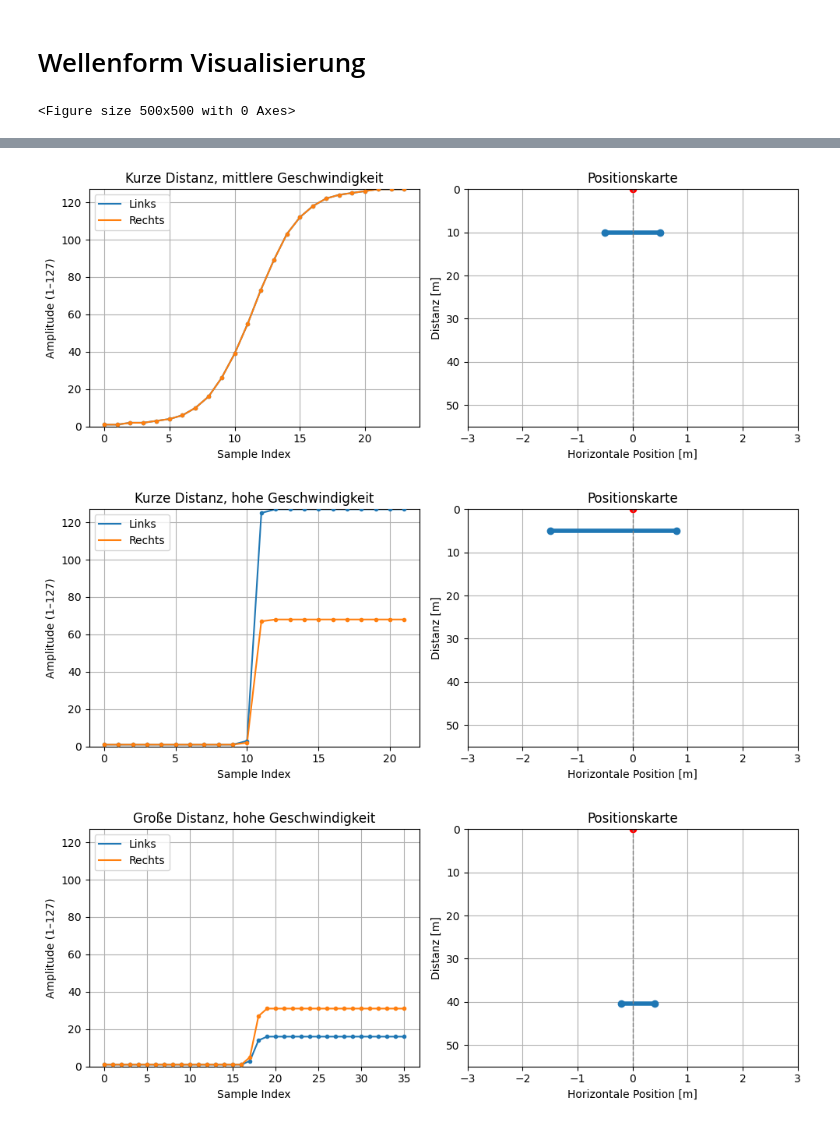
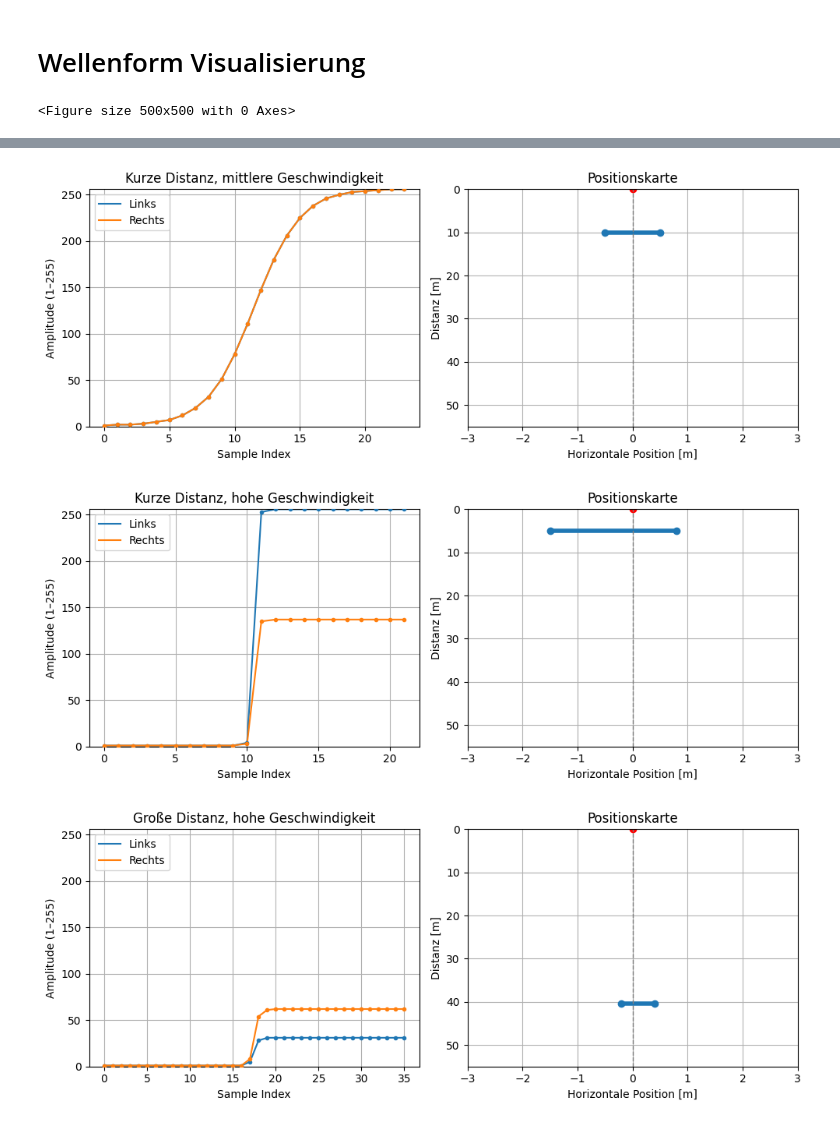
Before and after one commit to Fahradar/waveform, a Jupyter notebook: waveform_visualization.ipynb, the cells around one changed output, grey strips where cells are left out. Drawn from its saved outputs; the diff is of its cells as text; code cells hidden in the pictures.

Commit message:
Change scaling.

```diff
--- a/waveform_visualization.ipynb
+++ b/waveform_visualization.ipynb
@@ -76,7 +76,7 @@ def generate_waveform(x, y, speed):
 
     # Normalize to full 255 amplitude if y is close
     scaling = clampf((50.0 - y_clamped) / (50.0 - 10.0), 0.0, 1.0)
-    scale = 126 * scaling / max_val
+    scale = 255 * scaling / max_val
 
     # Scale this shit
     left_samples = [int(v * scale + 1.0 + 0.5) for v in left_raw]
@@ -117,9 +117,9 @@ def plot_waveform_and_map(x, y, speed, label=None):
 
     axs[0].set_title(f"{label or ''}")
     axs[0].set_xlabel("Sample Index")
-    axs[0].set_ylabel("Amplitude (1–127)")
+    axs[0].set_ylabel("Amplitude (1–255)")
     axs[0].legend()
-    axs[0].set_ylim(0, 127)
+    axs[0].set_ylim(0, 256)
     axs[0].grid(True)
     if label:
         axs[0].legend(loc="upper left")
@@ -143,3 +143,3 @@ plot_waveform_and_map(x=[-0.2, 0.4], y=40.5, speed=55.3, label="Große Distanz,
-[figure, old version]
+[figure, new version]
-[figure, old version]
+[figure, new version]
-[figure, old version]
+[figure, new version]
```
Also changed, not shown: parts of 1 cell of this notebook.
